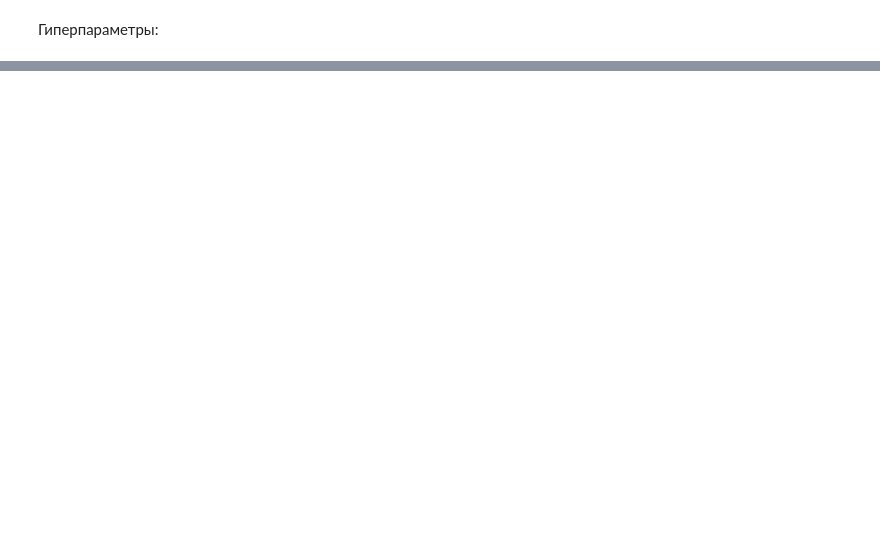
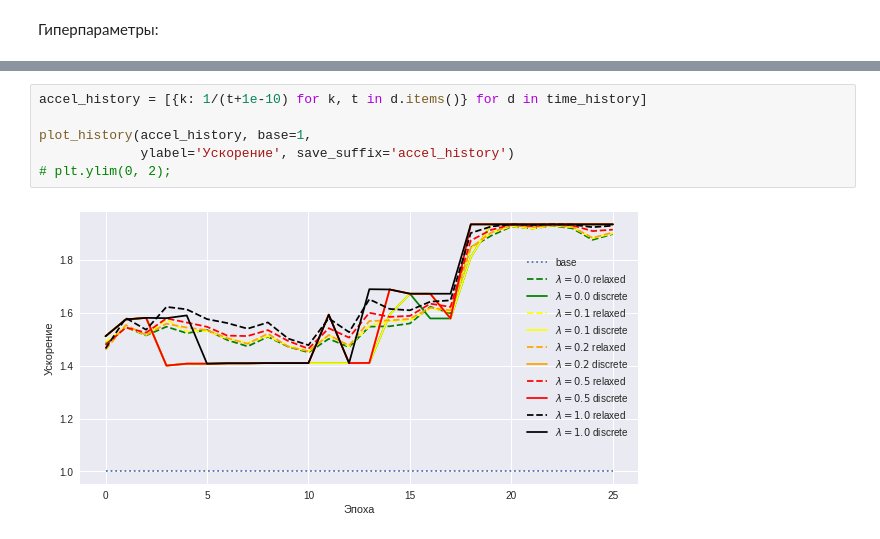
Before and after one commit to intsystems/2023-Problem-140, a Jupyter notebook: code/main_experiment.ipynb, the cells around one changed output, grey strips where cells are left out. Drawn from its saved outputs; the diff is of its cells as text; blank space fills up the shorter version.

```diff
--- a/code/main_experiment.ipynb
+++ b/code/main_experiment.ipynb
@@ -300,0 +379,8 @@ plt.savefig('/content/drive/MyDrive/m1p/figs/acceleration_curve_for_lambdas_hype
+# %%
+accel_history = [{k: 1/(t+1e-10) for k, t in d.items()} for d in time_history]
+
+plot_history(accel_history, base=1,
+             ylabel='Ускорение', save_suffix='accel_history')
+# plt.ylim(0, 2);
+# %% [output]
+[figure, added]
```
Also changed, not shown: parts of 34 cells of this notebook.
